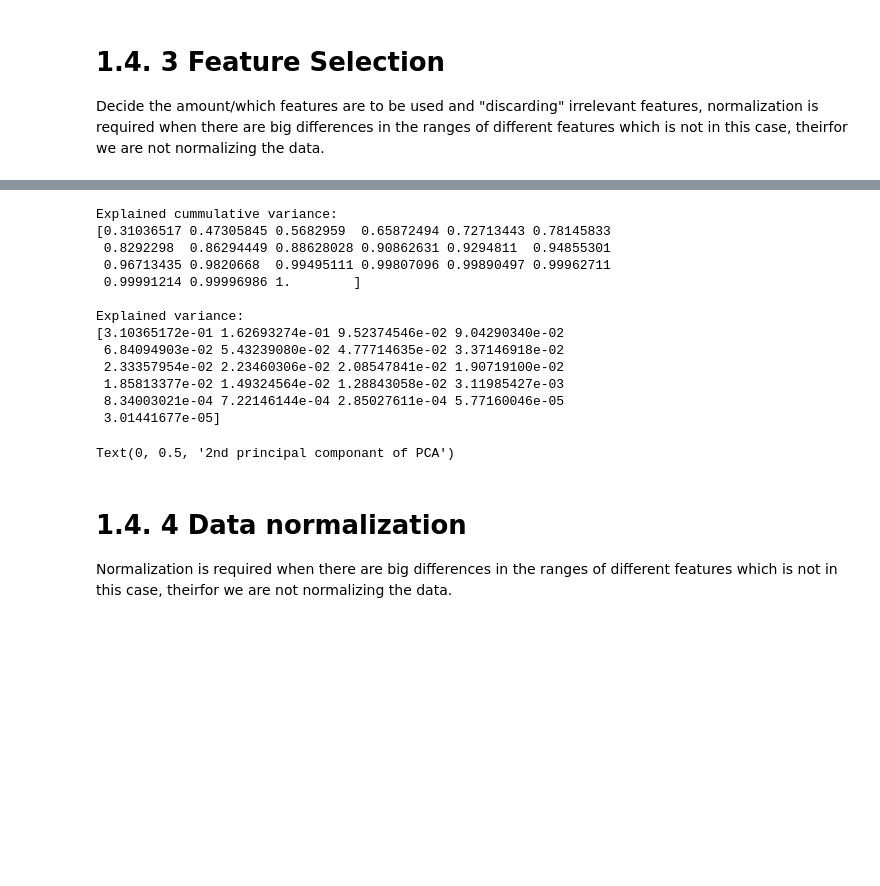
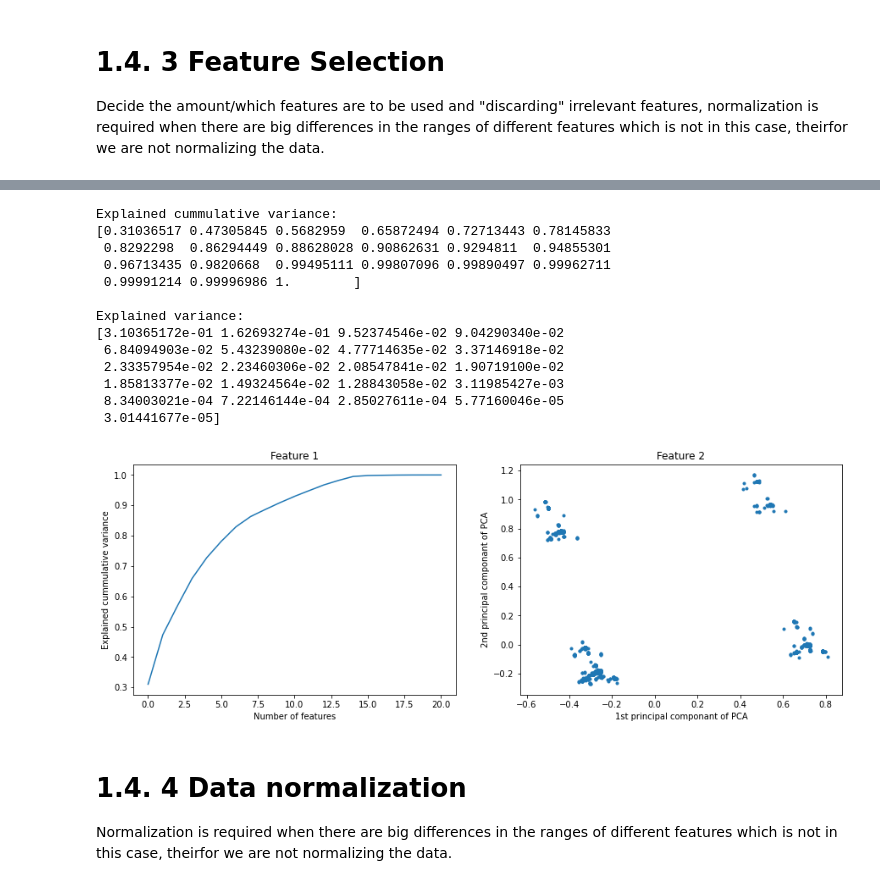
Before and after one commit to z0zz0/Learning-systems-project, a Jupyter notebook: Classification part/thyroidTrain.ipynb, the cells around one changed output, grey strips where cells are left out. Cells and saved outputs as stored; diff of their text form; code cells hidden in the pictures; blank space fills up the shorter version.

```diff
--- a/Classification part/thyroidTrain.ipynb
+++ b/Classification part/thyroidTrain.ipynb
@@ -90,10 +95,9 @@ print("\n\033[1mExplained variance:\033[0m \n{}".format(pca.explained_variance_r
 ax1[0].set_title('Feature 1')
 ax1[0].set_xlabel("Number of features")
 ax1[0].set_ylabel("Explained cummulative variance")
-
 X_train_pca = pca.transform(X_train)
 ax1[1].scatter(X_train_pca[:,0], X_train_pca[:,1], marker=".")
 ax1[1].set_title('Feature 2')
 ax1[1].set_xlabel('1st principal componant of PCA')
-ax1[1].set_ylabel('2nd principal componant of PCA')
+_ = ax1[1].set_ylabel('2nd principal componant of PCA')
 # %% [output]
@@ -102,17 +104,17 @@ ax1[1].set_ylabel('2nd principal componant of PCA')
 Explained cummulative variance:
 [0.31036517 0.47305845 0.5682959  0.65872494 0.72713443 0.78145833
  0.8292298  0.86294449 0.88628028 0.90862631 0.9294811  0.94855301
  0.96713435 0.9820668  0.99495111 0.99807096 0.99890497 0.99962711
  0.99991214 0.99996986 1.        ]
 
 Explained variance:
 [3.10365172e-01 1.62693274e-01 9.52374546e-02 9.04290340e-02
  6.84094903e-02 5.43239080e-02 4.77714635e-02 3.37146918e-02
  2.33357954e-02 2.23460306e-02 2.08547841e-02 1.90719100e-02
  1.85813377e-02 1.49324564e-02 1.28843058e-02 3.11985427e-03
  8.34003021e-04 7.22146144e-04 2.85027611e-04 5.77160046e-05
  3.01441677e-05]
-Text(0, 0.5, '2nd principal componant of PCA')
+[figure, added]
 # %% [markdown]
 # 1.4. 4 Data normalization
 Normalization is required when there are big differences in the ranges of different features which is not in this case, theirfor we are not normalizing the data.
```
Also changed, not shown: parts of 16 cells of this notebook.
